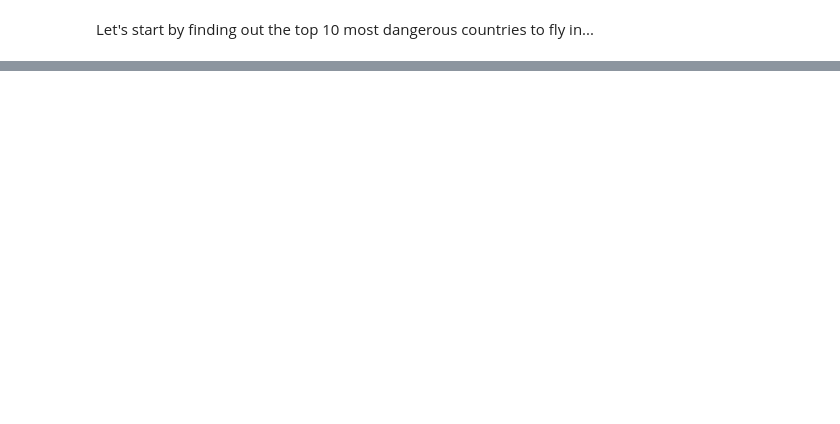
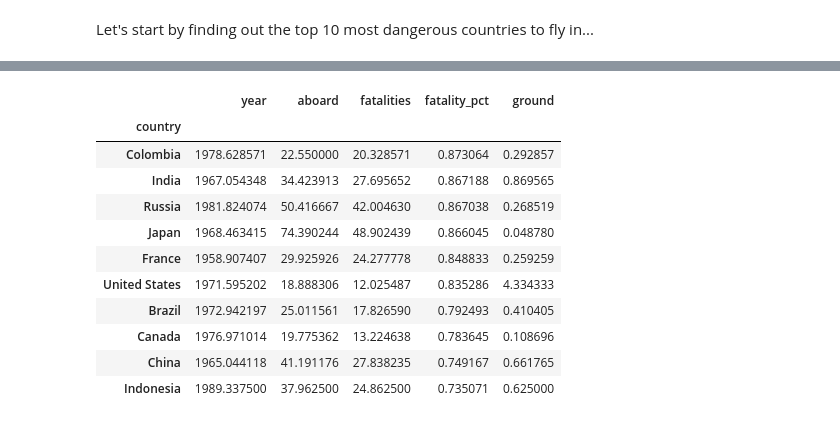
Before and after one commit to FollowTheProcess/aircraft_crashes, a Jupyter notebook: Notebooks/Notebook02-EDA.ipynb, the cells around one changed output, grey strips where cells are left out. Saved outputs shown, nothing was run; the diff lists cells and outputs as text; code cells hidden in the pictures; blank space fills up the shorter version.

```diff
--- a/Notebooks/Notebook02-EDA.ipynb
+++ b/Notebooks/Notebook02-EDA.ipynb
@@ -109,0 +126,18 @@ Wow, the US does not come off well here. This could be real, however it could al
+# %%
+top_10 = set(["United States", "Russia", "Brazil", "Colombia", "France", "India", "Japan", "Indonesia", "China", "Canada"])
+top_10_df = df[df["country"].isin(top_10)]
+# %%
+top_10_df.groupby("country").mean().sort_values(by="fatality_pct", ascending = False).dropna()
+# %% [output]
+|  | year | aboard | fatalities | fatality_pct | ground |
+| country |  |  |  |  |  |
+| Colombia | 1978.628571 | 22.550000 | 20.328571 | 0.873064 | 0.292857 |
+| India | 1967.054348 | 34.423913 | 27.695652 | 0.867188 | 0.869565 |
+| Russia | 1981.824074 | 50.416667 | 42.004630 | 0.867038 | 0.268519 |
+| Japan | 1968.463415 | 74.390244 | 48.902439 | 0.866045 | 0.048780 |
+| France | 1958.907407 | 29.925926 | 24.277778 | 0.848833 | 0.259259 |
+| United States | 1971.595202 | 18.888306 | 12.025487 | 0.835286 | 4.334333 |
+| Brazil | 1972.942197 | 25.011561 | 17.826590 | 0.792493 | 0.410405 |
+| Canada | 1976.971014 | 19.775362 | 13.224638 | 0.783645 | 0.108696 |
+| China | 1965.044118 | 41.191176 | 27.838235 | 0.749167 | 0.661765 |
+| Indonesia | 1989.337500 | 37.962500 | 24.862500 | 0.735071 | 0.625000 |
```
Also changed, not shown: parts of 18 cells of this notebook, 13 other files.
